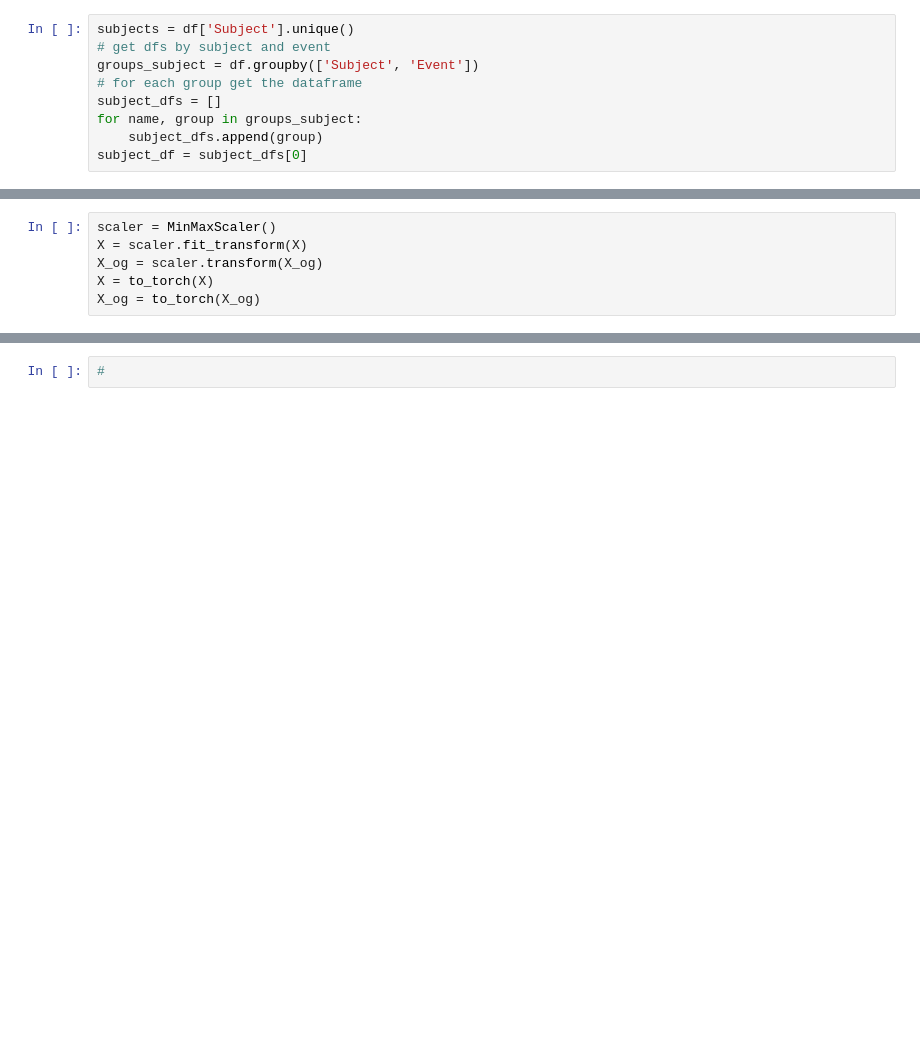
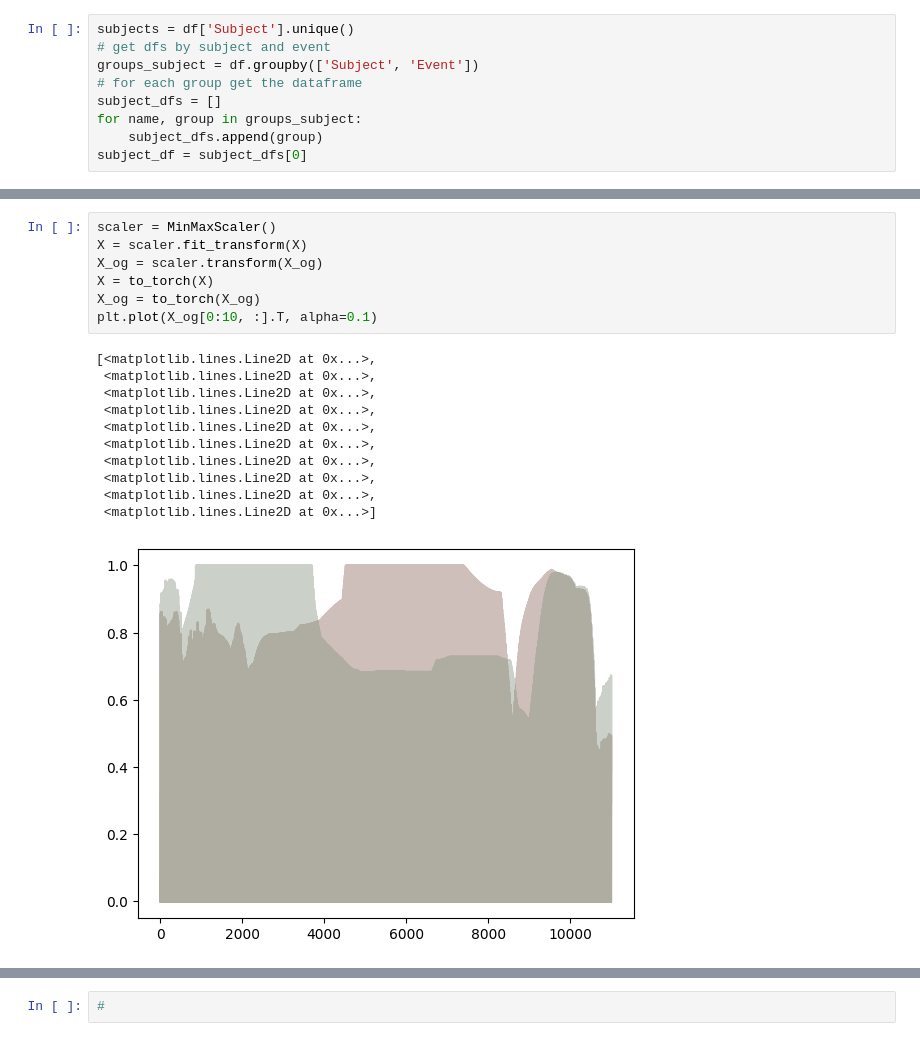
Before and after one commit to ericfonseca95/kmk, a Jupyter notebook: TAMTAM_AI_missing_data_test.ipynb, the cells around one changed output, grey strips where cells are left out. Drawn from its saved outputs; the diff is of its cells as text; blank space fills up the shorter version.

```diff
--- a/TAMTAM_AI_missing_data_test.ipynb
+++ b/TAMTAM_AI_missing_data_test.ipynb
@@ -126,9 +129,22 @@ plt.plot(X_og[:, 1])
 # %%
 scaler = MinMaxScaler()
 X = scaler.fit_transform(X)
 X_og = scaler.transform(X_og)
 X = to_torch(X)
 X_og = to_torch(X_og)
+plt.plot(X_og[0:10, :].T, alpha=0.1)
+# %% [output]
+[<matplotlib.lines.Line2D at 0x...>,
+ <matplotlib.lines.Line2D at 0x...>,
+ <matplotlib.lines.Line2D at 0x...>,
+ <matplotlib.lines.Line2D at 0x...>,
+ <matplotlib.lines.Line2D at 0x...>,
+ <matplotlib.lines.Line2D at 0x...>,
+ <matplotlib.lines.Line2D at 0x...>,
+ <matplotlib.lines.Line2D at 0x...>,
+ <matplotlib.lines.Line2D at 0x...>,
+ <matplotlib.lines.Line2D at 0x...>]
+[figure, added]
 # %%
 plt.hist(Y[:,0])
 plt.hist(Y[:,1])
```
Also changed, not shown: parts of 15 cells of this notebook, 1 other file.
